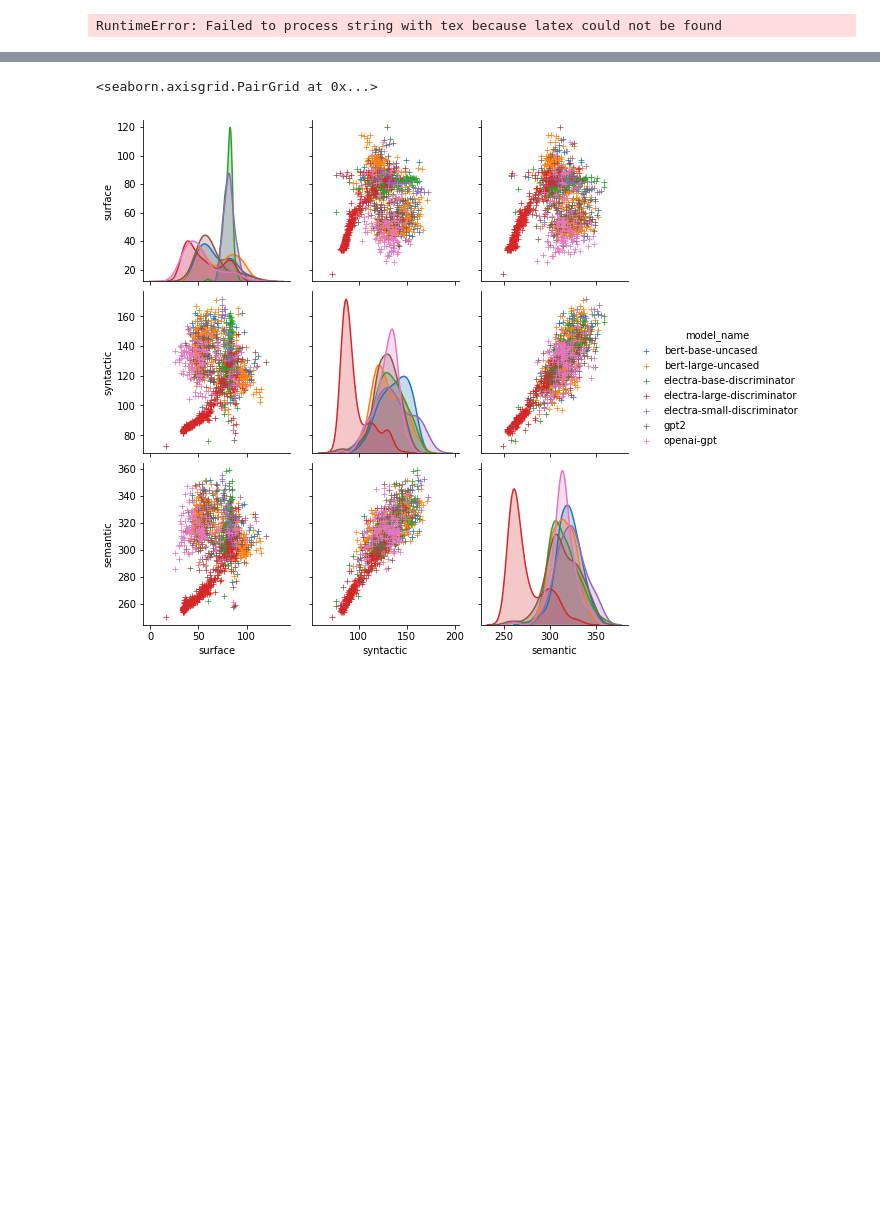
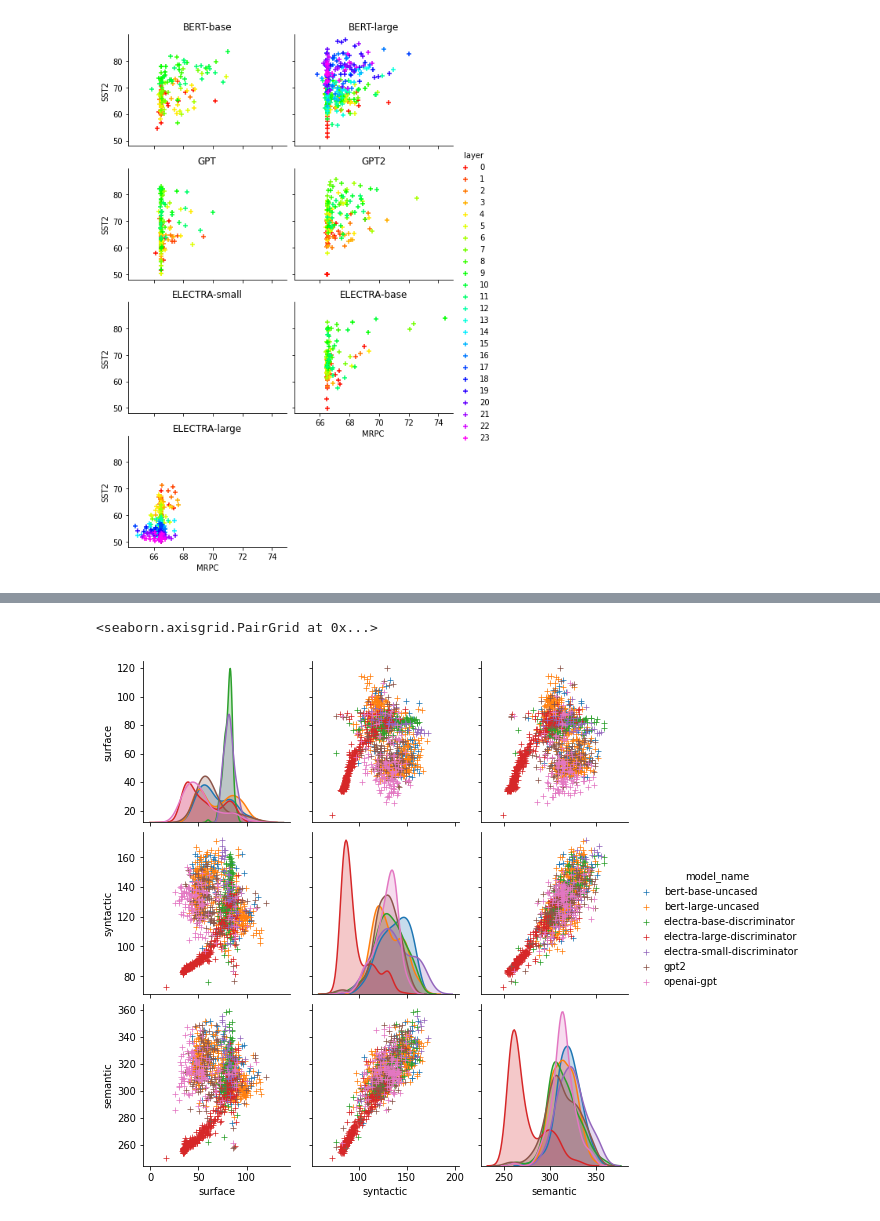
Before and after one commit to heartcored98/transformer_anatomy, a Jupyter notebook: examples/probing/syntactic_semantic_head_distribution.ipynb, the cells around one changed output, grey strips where cells are left out. Cells and saved outputs as stored; diff of their text form; code cells hidden in the pictures; blank space fills up the shorter version.

```diff
--- a/examples/probing/syntactic_semantic_head_distribution.ipynb
+++ b/examples/probing/syntactic_semantic_head_distribution.ipynb
@@ -22,10 +62,12 @@ findfont: Font family ['serif'] not found. Falling back to DejaVu Sans.
 # %%
-dir_path = '../../results/linear_head_wise_results'
+dir_path = '../../results/ds_linear_head_wise_results'
+img_save_path = '../../imgs'
 
-pair_df = get_results(dir_path=dir_path, part='head', metrics=[])
+pair_df = get_results(dir_path=dir_path, part='head', metrics=['pearson'])
 pair_df = pair_df.loc[pair_df['model_name'] != 'transfo-xl-wt103']
-
-# pair_df = pair_df.loc[pair_df['model_name'] == 'bert-base-uncased']
+pair_df = pair_df.loc[pair_df['task'] != 'TREC']
+# pair_df = pair_df.loc[pair_df['task'] != 'SICKEntailment']
 
 pair_df = pair_df.pivot_table(index=['model_name', 'layer', 'head'], columns='task', values='acc')
 pair_df = pair_df.reset_index()
+pair_df
@@ -41,12 +88,13 @@ def draw_scatter(*args, **kwargs):
 # %%
-model_name_list = ['BERT']
 
+
+model_name_list = ['BERT-base', 'BERT-large', 'GPT', 'GPT2', 'ELECTRA-small', 'ELECTRA-base', 'ELECTRA-large']
 model_list = ['bert-base-uncased', 'bert-large-uncased', 'openai-gpt', 'gpt2', 'electra-small-discriminator', 'electra-base-discriminator', 'electra-large-discriminator']
+
 g = sns.FacetGrid(pair_df, col="model_name",  hue="layer", col_order=model_list, col_wrap=2, palette=sns.color_palette("gist_rainbow", n_colors=24), aspect=1.3, height=2.5) #viridis
-g.map(plt.scatter, "syntactic", "semantic", edgecolor="w", marker='+').add_legend().fig.subplots_adjust(wspace=.05, hspace=.2)
-# g.map_dataframe(draw_scatter, 'syntactic', 'semantic', marker='+').add_legend().fig.subplots_adjust(wspace=.05, hspace=.2)
+g.map(plt.scatter, "MRPC", "SST2", edgecolor="w", marker='+').add_legend().fig.subplots_adjust(wspace=.05, hspace=.2)
 for i, ax in enumerate(g.axes.flat):
-    ax.set_title(model_list[i])
-g.savefig('test.pdf')
+    ax.set_title(model_name_list[i])
+g.savefig(join(img_save_path, 'fig6_mrpc_sst2.pdf'))
 # %% [output]
-RuntimeError: Failed to process string with tex because latex could not be found
+[figure, added]
```
Also changed, not shown: parts of 8 cells of this notebook, 1 other file.
